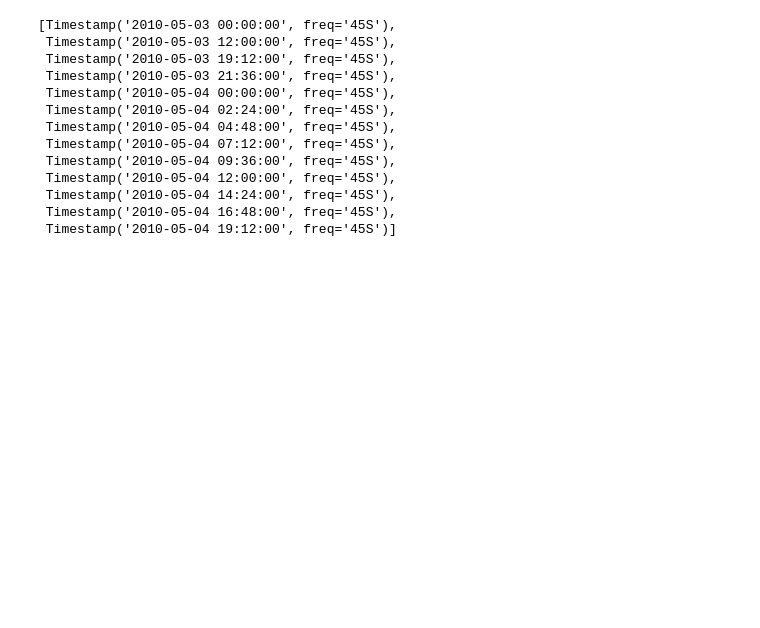
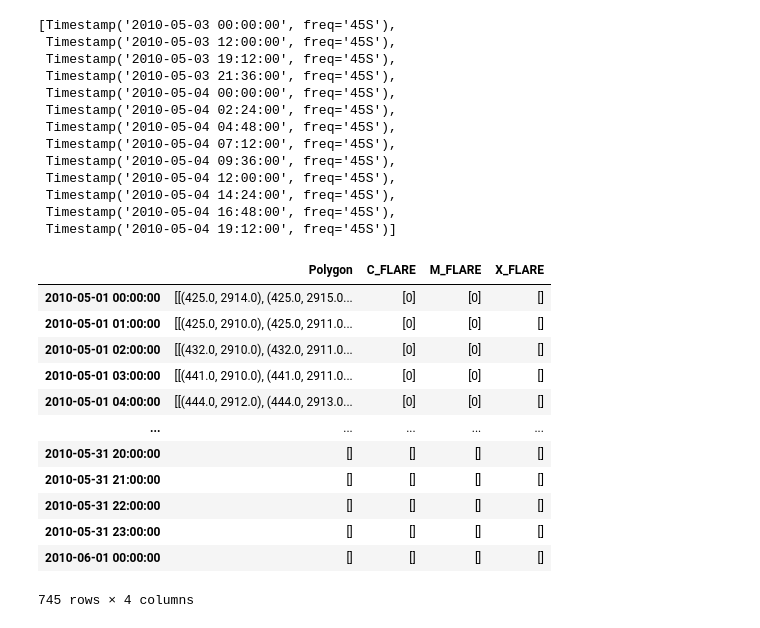
Before and after one commit to akisen/Predict_Solar_Flare_Mrcnn, a Jupyter notebook: src_dataset/Checking_Dataset.ipynb, the cells around one changed output. Saved outputs shown, nothing was run; the diff lists cells and outputs as text; code cells hidden in the pictures; blank space fills up the shorter version.

```diff
--- a/src_dataset/Checking_Dataset.ipynb
+++ b/src_dataset/Checking_Dataset.ipynb
@@ -119,3 +119,21 @@ for data in datas:
  Timestamp('2010-05-04 14:24:00', freq='45S'),
  Timestamp('2010-05-04 16:48:00', freq='45S'),
  Timestamp('2010-05-04 19:12:00', freq='45S')]
+# %%
+path = "/home/akito/Documents/Predict_Solar_Flare_Mrcnn/coord_dfs/201005coord_df.pickle"
+coord_df = pickle_load(path)
+coord_df
+# %% [output]
+|  | Polygon | C_FLARE | M_FLARE | X_FLARE |
+| 2010-05-01 00:00:00 | [[(425.0, 2914.0), (425.0, 2915.0... | [0] | [0] | [] |
+| 2010-05-01 01:00:00 | [[(425.0, 2910.0), (425.0, 2911.0... | [0] | [0] | [] |
+| 2010-05-01 02:00:00 | [[(432.0, 2910.0), (432.0, 2911.0... | [0] | [0] | [] |
+| 2010-05-01 03:00:00 | [[(441.0, 2910.0), (441.0, 2911.0... | [0] | [0] | [] |
+| 2010-05-01 04:00:00 | [[(444.0, 2912.0), (444.0, 2913.0... | [0] | [0] | [] |
+| ... | ... | ... | ... | ... |
+| 2010-05-31 20:00:00 | [] | [] | [] | [] |
+| 2010-05-31 21:00:00 | [] | [] | [] | [] |
+| 2010-05-31 22:00:00 | [] | [] | [] | [] |
+| 2010-05-31 23:00:00 | [] | [] | [] | [] |
+| 2010-06-01 00:00:00 | [] | [] | [] | [] |
+745 rows × 4 columns
```
Also changed, not shown: 2 other files.
